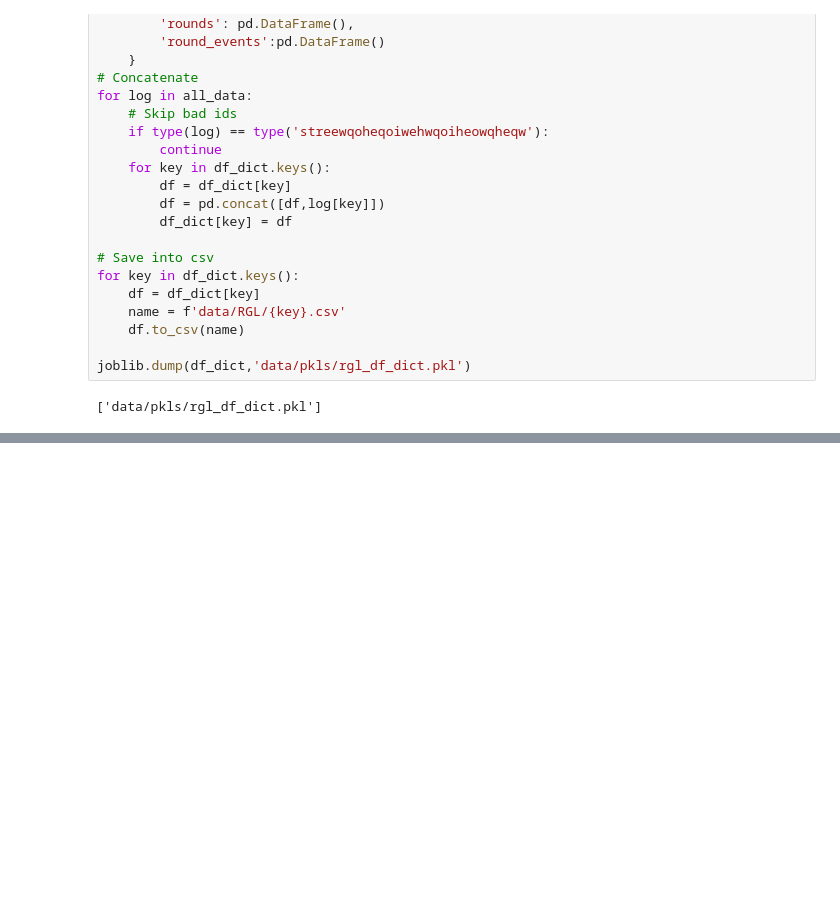
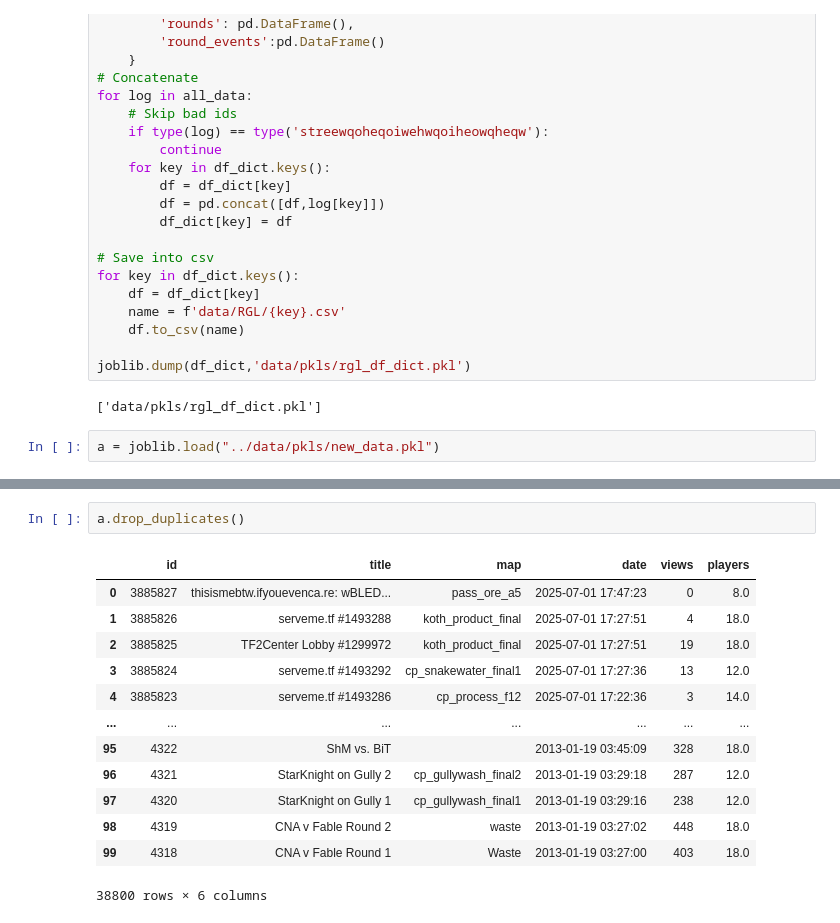
Before and after one commit to ebtrout/tf2_data_vis, a Jupyter notebook: log_manipulation/data manips.ipynb, the cells around one changed output, grey strips where cells are left out. Cells and saved outputs as stored; diff of their text form; blank space fills up the shorter version.

Commit message:
Organizing All Data Collection

```diff
--- a/log_manipulation/data manips.ipynb
+++ b/log_manipulation/data manips.ipynb
@@ -1180,3 +1176,5 @@ for key in df_dict.keys():
 joblib.dump(df_dict,'data/pkls/rgl_df_dict.pkl')
 # %% [output]
 ['data/pkls/rgl_df_dict.pkl']
+# %%
+a = joblib.load("../data/pkls/new_data.pkl")
@@ -1182,0 +1188,16 @@ joblib.dump(df_dict,'data/pkls/rgl_df_dict.pkl')
+# %%
+a.drop_duplicates()
+# %% [output]
+|  | id | title | map | date | views | players |
+| 0 | 3885827 | thisismebtw.ifyouevenca.re: wBLED... | pass_ore_a5 | 2025-07-01 17:47:23 | 0 | 8.0 |
+| 1 | 3885826 | serveme.tf #1493288 | koth_product_final | 2025-07-01 17:27:51 | 4 | 18.0 |
+| 2 | 3885825 | TF2Center Lobby #1299972 | koth_product_final | 2025-07-01 17:27:51 | 19 | 18.0 |
+| 3 | 3885824 | serveme.tf #1493292 | cp_snakewater_final1 | 2025-07-01 17:27:36 | 13 | 12.0 |
+| 4 | 3885823 | serveme.tf #1493286 | cp_process_f12 | 2025-07-01 17:22:36 | 3 | 14.0 |
+| ... | ... | ... | ... | ... | ... | ... |
+| 95 | 4322 | ShM vs. BiT |  | 2013-01-19 03:45:09 | 328 | 18.0 |
+| 96 | 4321 | StarKnight on Gully 2 | cp_gullywash_final2 | 2013-01-19 03:29:18 | 287 | 12.0 |
+| 97 | 4320 | StarKnight on Gully 1 | cp_gullywash_final1 | 2013-01-19 03:29:16 | 238 | 12.0 |
+| 98 | 4319 | CNA v Fable Round 2 | waste | 2013-01-19 03:27:02 | 448 | 18.0 |
+| 99 | 4318 | CNA v Fable Round 1 | Waste | 2013-01-19 03:27:00 | 403 | 18.0 |
+38800 rows × 6 columns
```
Also changed, not shown: parts of 3 cells of this notebook, 11 other files.
